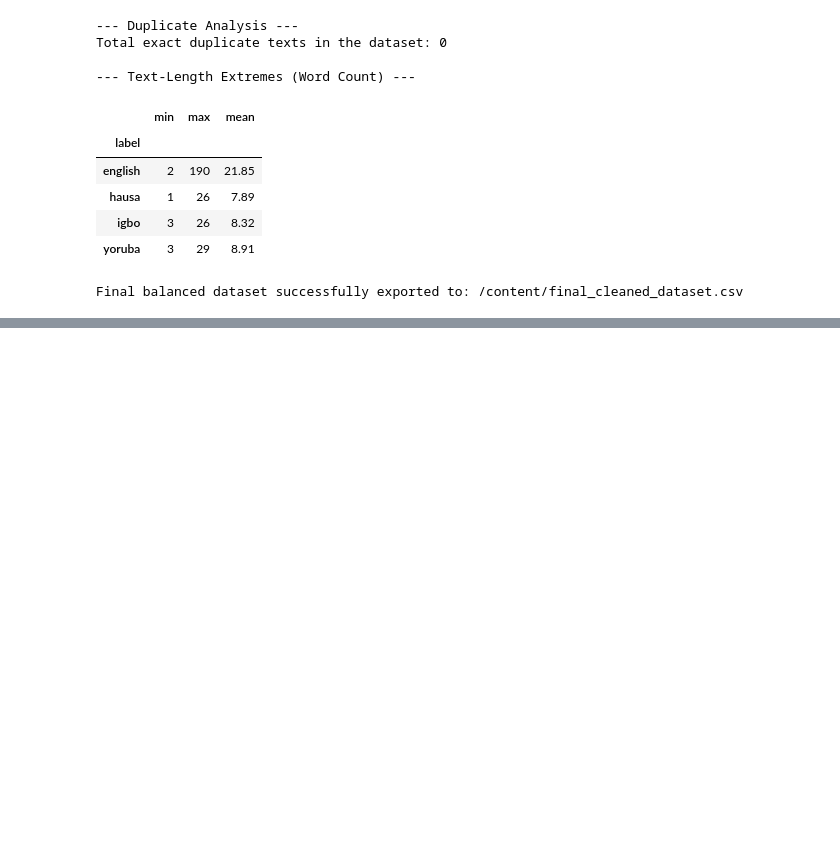
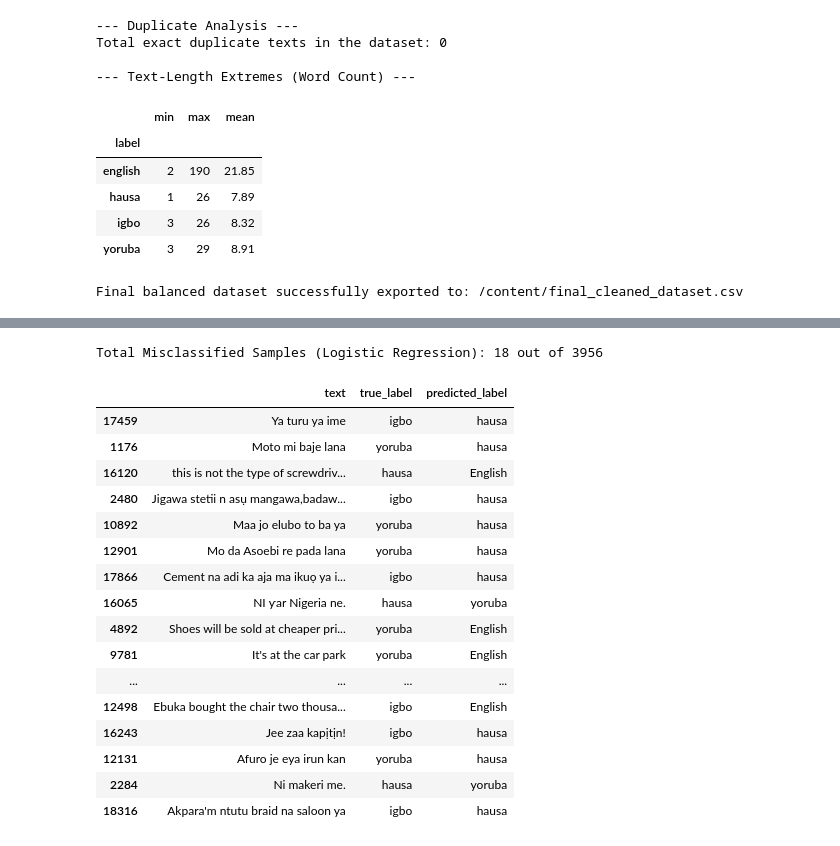
Before and after one commit to Jqueen43/Nigerian_Language_Identifier, a Jupyter notebook: Nigerian_Language_Identifier.ipynb, the cells around one changed output, grey strips where cells are left out. Drawn from its saved outputs; the diff is of its cells as text; code cells hidden in the pictures; blank space fills up the shorter version.

```diff
--- a/Nigerian_Language_Identifier.ipynb
+++ b/Nigerian_Language_Identifier.ipynb
@@ -629,0 +832,37 @@ Final balanced dataset successfully exported to: /content/final_cleaned_dataset.
+# %%
+import pandas as pd
+
+# Identify misclassified samples for the Logistic Regression model
+misclassified_mask = test_df['label'] != y_pred_lr
+
+# Extract the misclassified data
+misclassified_df = test_df[misclassified_mask].copy()
+misclassified_df['predicted_label'] = y_pred_lr[misclassified_mask]
+
+# Reorder columns for better readability
+misclassified_df = misclassified_df[['text', 'label', 'predicted_label']]
+misclassified_df = misclassified_df.rename(columns={'label': 'true_label'})
+
+print(f"Total Misclassified Samples (Logistic Regression): {len(misclassified_df)} out of {len(test_df)}")
+
+# Display all misclassified samples
+display(misclassified_df)
+# %% [output]
+Total Misclassified Samples (Logistic Regression): 18 out of 3956
+|  | text | true_label | predicted_label |
+| 17459 | Ya turu ya ime | igbo | hausa |
+| 1176 | Moto mi baje lana | yoruba | hausa |
+| 16120 | this is not the type of screwdriv... | hausa | English |
+| 2480 | Jigawa stetii n asụ mangawa,badaw... | igbo | hausa |
+| 10892 | Maa jo elubo to ba ya | yoruba | hausa |
+| 12901 | Mo da Asoebi re pada lana | yoruba | hausa |
+| 17866 | Cement na adi ka aja ma ikuọ ya i... | igbo | hausa |
+| 16065 | NI ƴar Nigeria ne. | hausa | yoruba |
+| 4892 | Shoes will be sold at cheaper pri... | yoruba | English |
+| 9781 | It's at the car park | yoruba | English |
+| ... | ... | ... | ... |
+| 12498 | Ebuka bought the chair two thousa... | igbo | English |
+| 16243 | Jee zaa kapịtịn! | igbo | hausa |
+| 12131 | Afuro je eya irun kan | yoruba | hausa |
+| 2284 | Ni makeri me. | hausa | yoruba |
+| 18316 | Akpara'm ntutu braid na saloon ya | igbo | hausa |
```
Also changed, not shown: parts of 12 cells of this notebook.
